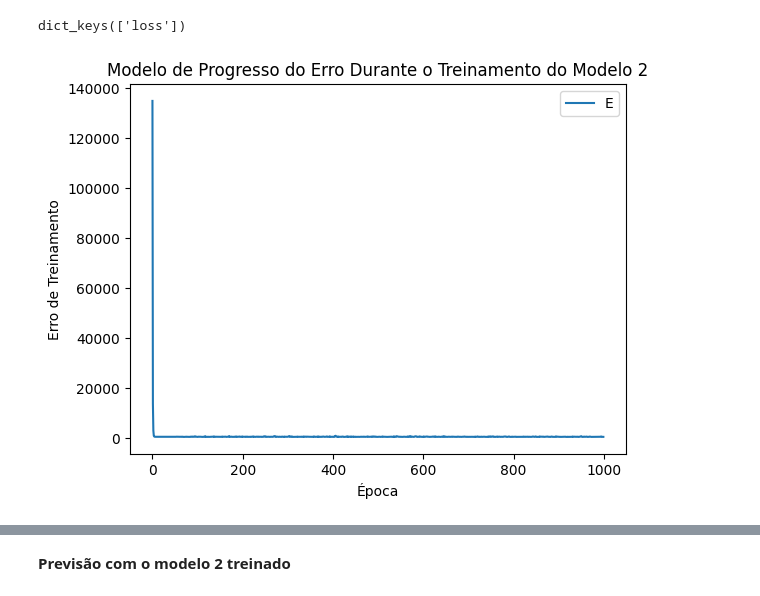
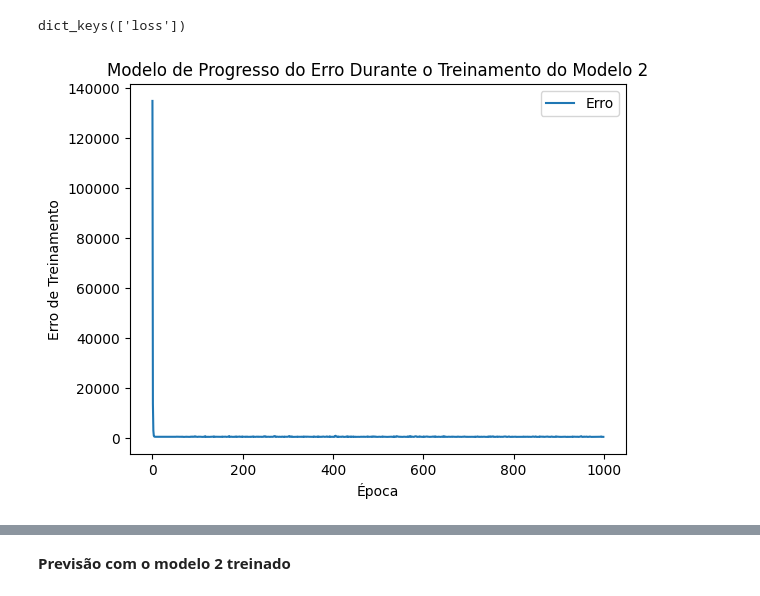
Before and after one commit to phps-28/Data-Science-PGEBM, a Jupyter notebook: Treinamento_TensorFlow/TF_pjt_2_Previsão_Vendas_Sorvete.ipynb, the cells around one changed output, grey strips where cells are left out. Saved outputs shown, nothing was run; the diff lists cells and outputs as text; code cells hidden in the pictures.

```diff
--- a/Treinamento_TensorFlow/TF_pjt_2_Previsão_Vendas_Sorvete.ipynb
+++ b/Treinamento_TensorFlow/TF_pjt_2_Previsão_Vendas_Sorvete.ipynb
@@ -170,13 +170,13 @@ epochs_hist_2.history.keys()
 # %% [output]
 dict_keys(['loss'])
 # %%
-plt.plot(epochs_hist_2.history['loss'])
+plt.plot(epochs_hist_2.history['loss'], label = 'Erro')
 plt.title('Modelo de Progresso do Erro Durante o Treinamento do Modelo 2')
 plt.xlabel('Época')
 plt.ylabel('Erro de Treinamento')
-plt.legend('Erro');
+plt.legend();
 # %% [output]
-[figure, old version]
+[figure, new version]
 # %%
 model_2.get_weights()
 # %% [output]
```
Also changed, not shown: parts of 2 cells of this notebook.
